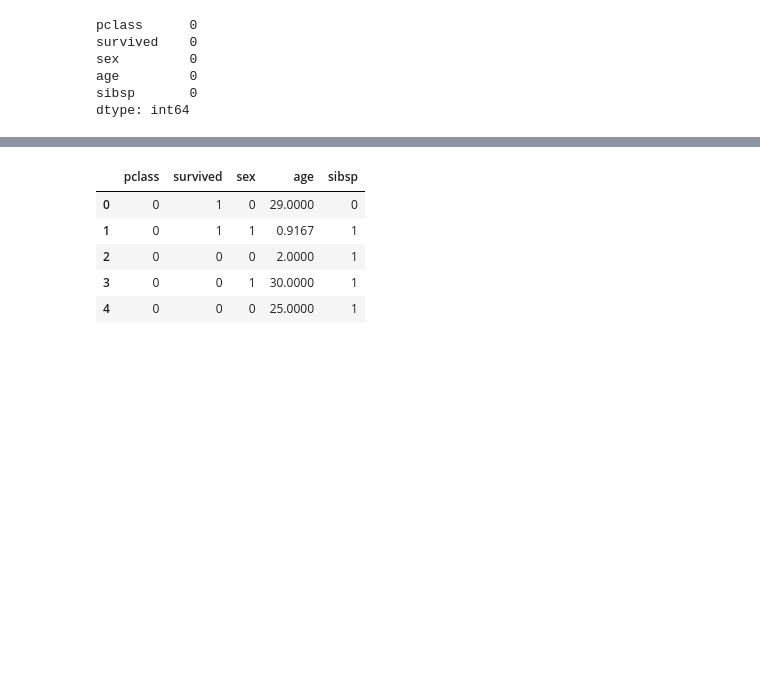
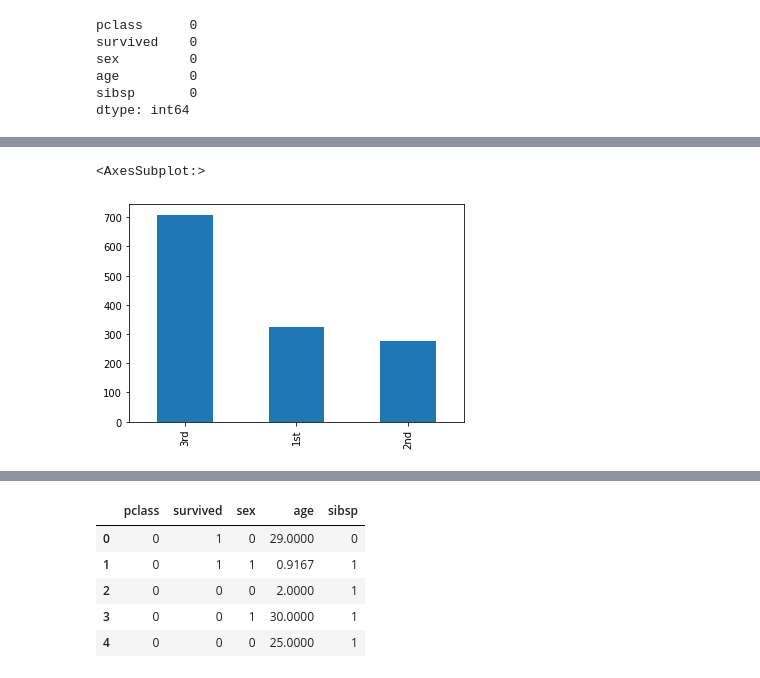
Before and after one commit to mycicle/cpe695, a Jupyter notebook: assignments/HW3/HW3.ipynb, the cells around one changed output, grey strips where cells are left out. Saved outputs shown, nothing was run; the diff lists cells and outputs as text; code cells hidden in the pictures; blank space fills up the shorter version.

```diff
--- a/assignments/HW3/HW3.ipynb
+++ b/assignments/HW3/HW3.ipynb
@@ -88,0 +99,5 @@ dtype: int64
+# %%
+df.pclass.value_counts().plot(kind='bar')
+# %% [output]
+<AxesSubplot:>
+[figure, added]
```
Also changed, not shown: parts of 4 cells of this notebook.
